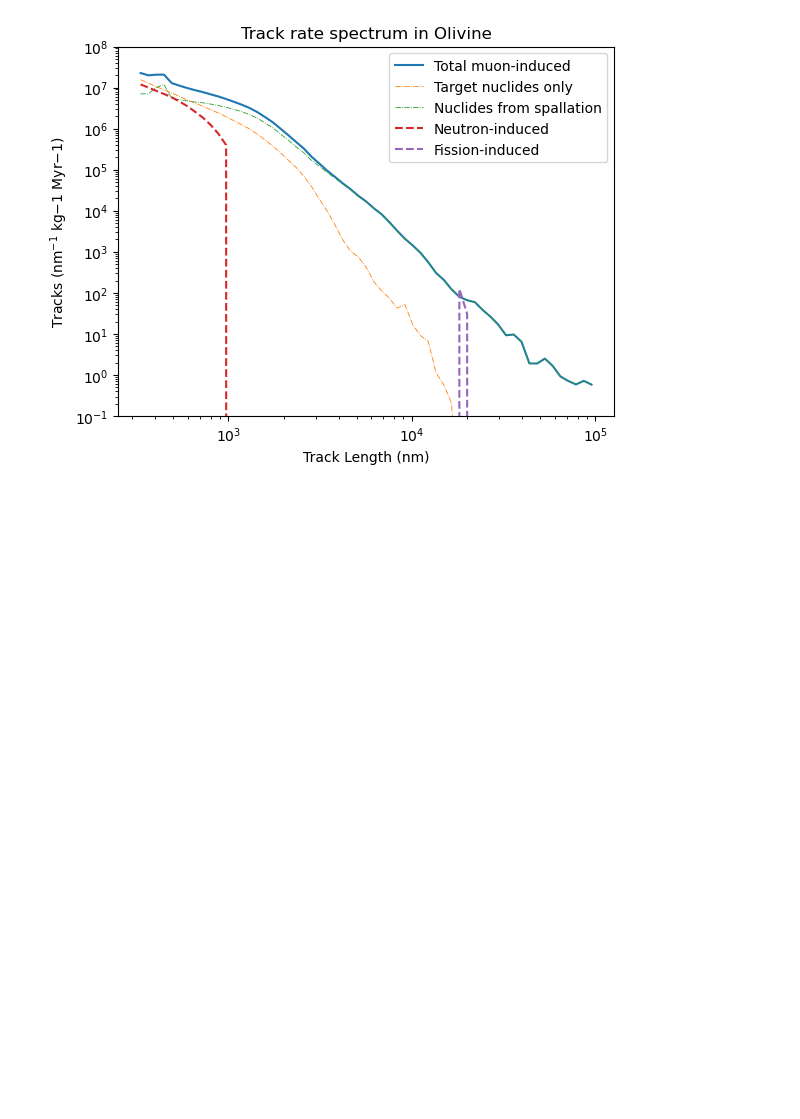
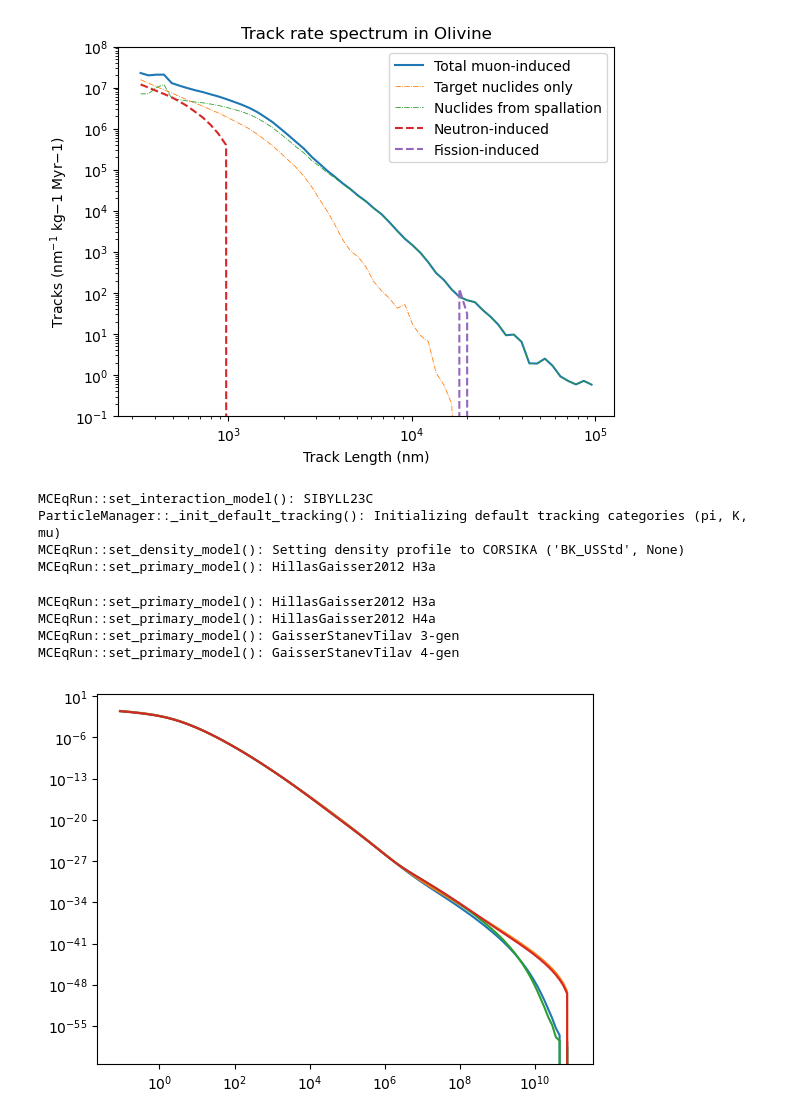
Before and after one commit to cgalelli/PrimusCode, a Jupyter notebook: Primus_analysis.ipynb, the cells around one changed output. Saved outputs shown, nothing was run; the diff lists cells and outputs as text; code cells hidden in the pictures; blank space fills up the shorter version.

```diff
--- a/Primus_analysis.ipynb
+++ b/Primus_analysis.ipynb
@@ -351,0 +358,39 @@ plt.show()
+# %%
+mceq_run = MCEqRun(
+interaction_model='SIBYLL2.3c',
+primary_model=(pm.HillasGaisser2012, "H3a"),
+theta_deg=0.0
+)
+e_grid = mceq_run.e_grid
+angles = np.arccos(np.linspace(1,0,11))*180./np.pi
+muons_scen = []
+# %% [output]
+MCEqRun::set_interaction_model(): SIBYLL23C
+ParticleManager::_init_default_tracking(): Initializing default tracking categories (pi, K, mu)
+MCEqRun::set_density_model(): Setting density profile to CORSIKA ('BK_USStd', None)
+MCEqRun::set_primary_model(): HillasGaisser2012 H3a
+# %%
+for  pmcount, pmodel in enumerate([(pm.HillasGaisser2012,'H3a'),
+                                   (pm.HillasGaisser2012,'H4a'),
+                                   (pm.GaisserStanevTilav,'3-gen'),
+                                   (pm.GaisserStanevTilav,'4-gen')]):
+
+    mceq_run.set_primary_model(*pmodel)
+
+    muons = np.zeros_like(e_grid)
+
+    for theta in angles:
+        mceq_run.set_theta_deg(theta)
+        mceq_run.solve()
+
+        muons += (mceq_run.get_solution('total_mu+', mag=-1)
+                    + mceq_run.get_solution('total_mu-', mag=-1))
+
+    muons_scen.append(muons)
+    plt.loglog(e_grid, muons)
+# %% [output]
+MCEqRun::set_primary_model(): HillasGaisser2012 H3a
+MCEqRun::set_primary_model(): HillasGaisser2012 H4a
+MCEqRun::set_primary_model(): GaisserStanevTilav 3-gen
+MCEqRun::set_primary_model(): GaisserStanevTilav 4-gen
+[figure, added]
```
Also changed, not shown: parts of 6 cells of this notebook, 2 other files.
